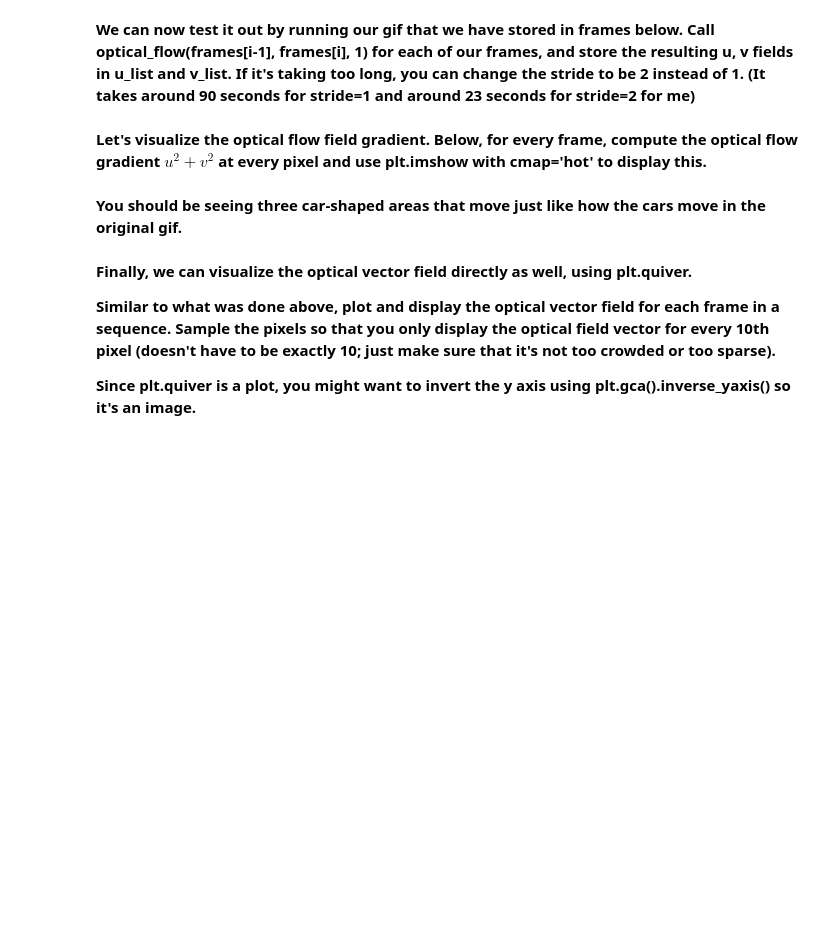
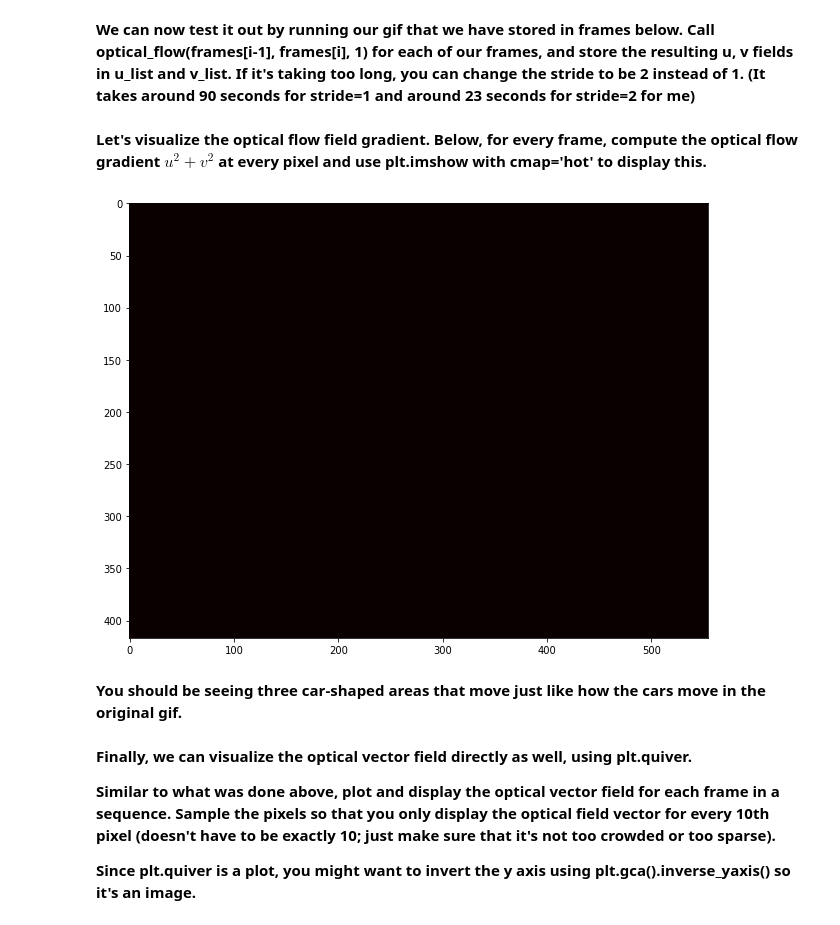
Before and after one commit to dlezcan1/computer-vision-fall-2020, a Jupyter notebook: week9/(Week_9)_Optical_Flow.ipynb, the cells around one changed output. Drawn from its saved outputs; the diff is of its cells as text; code cells hidden in the pictures; blank space fills up the shorter version.

```diff
--- a/week9/(Week_9)_Optical_Flow.ipynb
+++ b/week9/(Week_9)_Optical_Flow.ipynb
@@ -59,7 +80,7 @@ frames = ?
 **To compute the $\sum$, at every pixel sum up the relevant terms in a gaussian window around that pixel, using scipy.ndimage.gaussian_filter with sigma=3 (This is like what we did with the Harris Corner Detector in Week 4 notebook.**
 # %%
 def getGradients(im1, im2):
-  """ Computes the gradients that are needed to find optical flow between im2 and im1.
+    """ Computes the gradients that are needed to find optical flow between im2 and im1.
       Args:
         im1: First frame of size [height, width]
         im2: Second frame of size [height, width]
@@ -69,8 +90,17 @@ def getGradients(im1, im2):
         i_yy_sum: 2D matrix of size [height, width] that contains sum of I_yI_y values in a gaussian window at each pixel
         i_xt_sum: 2D matrix of size [height, width] that contains sum of I_xI_t values in a gaussian window at each pixel
         i_yt_sum: 2D matrix of size [height, width] that contains sum of I_yI_t values in a gaussian window at each pixel
-  """
+    """
+    i_y, i_x = np.gradient(im2)
+    i_t = im2 - im1
 
-  return i_xx_sum, i_xy_sum, i_yy_sum, i_xt_sum, i_yt_sum
+    sigma = 3
+    i_xx_sum = gaussian_filter(i_x * i_x, sigma)
+    i_xy_sum = gaussian_filter(i_x * i_y, sigma)
+    i_yy_sum = gaussian_filter(i_y * i_y, sigma)
+    i_xt_sum = gaussian_filter(i_x * i_t, sigma)
+    i_yt_sum = gaussian_filter(i_y * i_t, sigma)
+
+    return i_xx_sum, i_xy_sum, i_yy_sum, i_xt_sum, i_yt_sum
 # %% [markdown]
 **Why do we sum the gradient terms in a window around each pixel? What assumption are we making here that allows us to do this?**
@@ -122,17 +162,27 @@ def optical_flow(im1, im2, stride):
 # %%
 u_list = np.zeros((num_frames, height, width))
 v_list = np.zeros((num_frames, height, width))
+
+for i in range(num_frames-1):
+    u_i, v_i = optical_flow(frames[i-1], frames[1], 2)
+    u_list[i, :, :] = u_i
+    v_list[i, :, :] = v_i
 # %% [markdown]
 **Let's visualize the optical flow field gradient. Below, for every frame, compute the optical flow gradient $u^2+v^2$ at every pixel and use plt.imshow with cmap='hot' to display this.**
 # %%
 for i in range(num_frames):
-  clear_output(wait=True)
+    clear_output(wait=True)
 
-  # Display the image here
-  ## TODO
+    # Display the image here
+    ## TODO
+    flow_img = u_list[i]**2 + v_list[i]**2
 
-  plt.show()
-  sleep(0.3)
+    plt.figure(figsize=(12,8))
+    plt.imshow(flow_img, cmap='hot')
+    plt.show()
+    sleep(0.3)
+# %% [output]
+[figure, added]
 # %% [markdown]
 **You should be seeing three car-shaped areas that move just like how the cars move in the original gif.**
 # %% [markdown]
```
Also changed, not shown: parts of 9 cells of this notebook.
